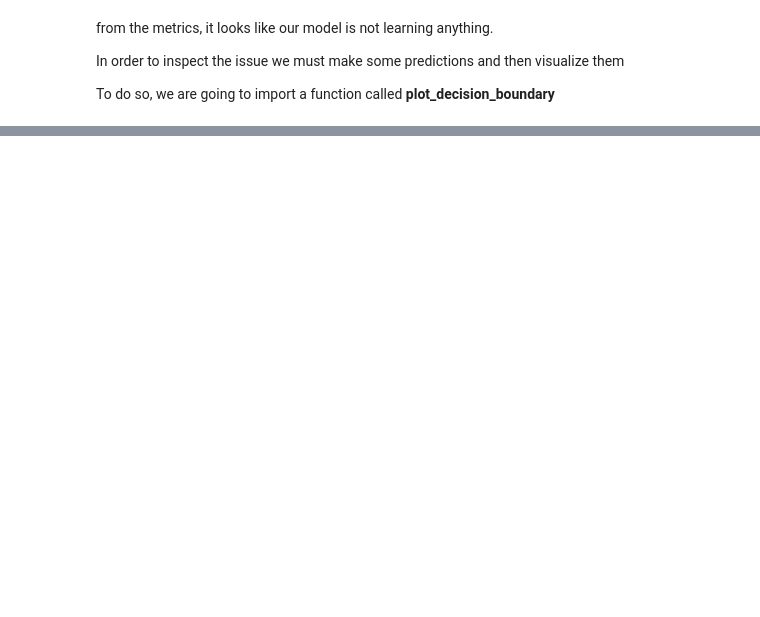
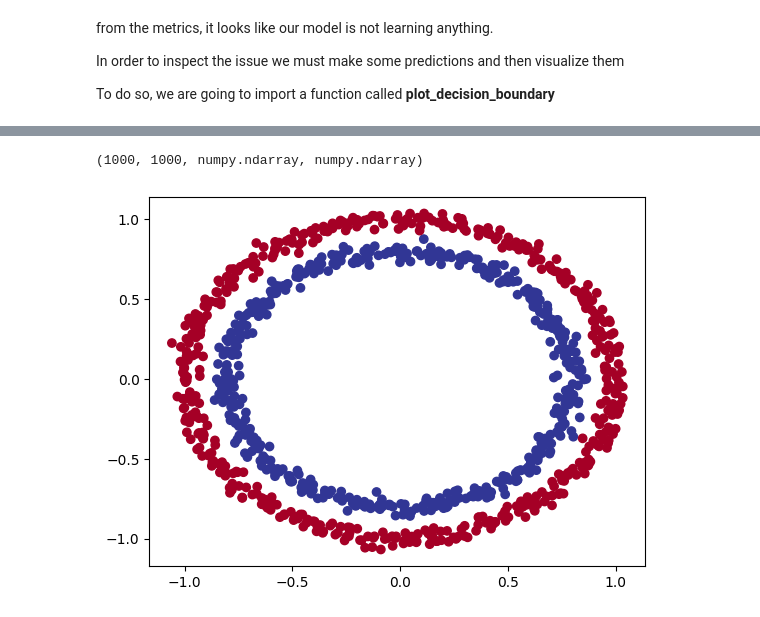
Before and after one commit to AntonisGantzos/Pytorch-Fundamentals, a Jupyter notebook: Deep_Learning_Pytorch_NN_Classification.ipynb, the cells around one changed output, grey strips where cells are left out. Drawn from its saved outputs; the diff is of its cells as text; code cells hidden in the pictures; blank space fills up the shorter version.

```diff
--- a/Deep_Learning_Pytorch_NN_Classification.ipynb
+++ b/Deep_Learning_Pytorch_NN_Classification.ipynb
@@ -379,0 +523,28 @@ NameError: name 'plot_decision_boundary' is not defined
+# %%
+#Recreating non linear data
+#make classification data and get it ready
+import sklearn
+
+from sklearn.datasets import make_circles
+
+#make 1000 samples
+
+n_samples=1000
+
+#create circles
+X,y= make_circles(n_samples,
+                  noise=0.03,
+                  random_state=42
+                 )
+
+#visualize the dataset
+import matplotlib.pyplot as plt
+plt.scatter(x=X[:, 0],
+           y=X[:, 1],
+           c=y,
+           cmap=plt.cm.RdYlBu)
+
+len(X), len(y), type(X), type(y)
+# %% [output]
+(1000, 1000, numpy.ndarray, numpy.ndarray)
+[figure, added]
```
Also changed, not shown: parts of 43 cells of this notebook.
